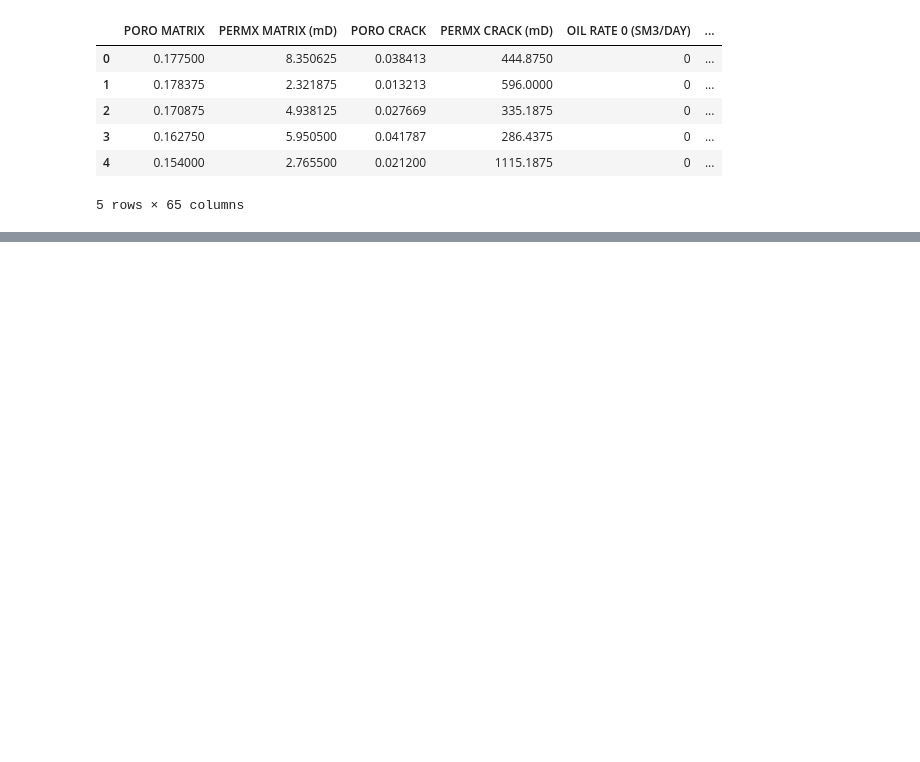
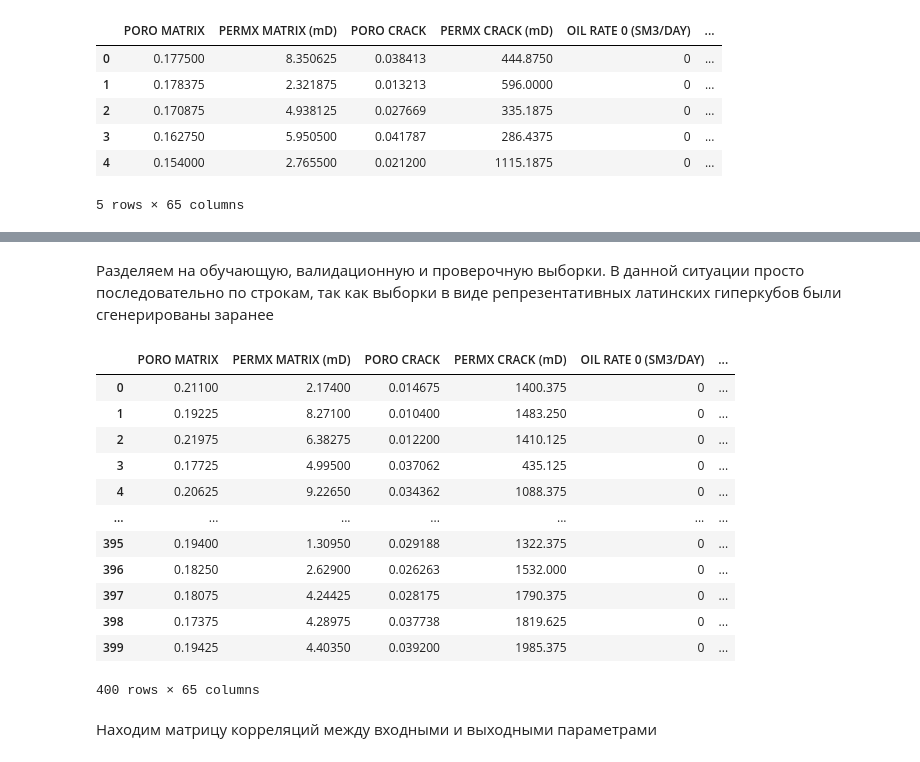
Before and after one commit to mualal/ml-experiments, a Jupyter notebook: reservoir_exploration.ipynb, the cells around one changed output, grey strips where cells are left out. Drawn from its saved outputs; the diff is of its cells as text; code cells hidden in the pictures; blank space fills up the shorter version.

```diff
--- a/reservoir_exploration.ipynb
+++ b/reservoir_exploration.ipynb
@@ -36,0 +96,21 @@ data3.head()
+# %% [markdown]
+Разделяем на обучающую, валидационную и проверочную выборки. В данной ситуации просто последовательно по строкам, так как выборки в виде репрезентативных латинских гиперкубов были сгенерированы заранее
+# %%
+data1_train, data1_valid, data1_test = data1[:400], data1[400:500], data1[500:]
+data1_train
+# %% [output]
+|  | PORO MATRIX | PERMX MATRIX (mD) | PORO CRACK | PERMX CRACK (mD) | OIL RATE 0 (SM3/DAY) | ... |
+| 0 | 0.21100 | 2.17400 | 0.014675 | 1400.375 | 0 | ... |
+| 1 | 0.19225 | 8.27100 | 0.010400 | 1483.250 | 0 | ... |
+| 2 | 0.21975 | 6.38275 | 0.012200 | 1410.125 | 0 | ... |
+| 3 | 0.17725 | 4.99500 | 0.037062 | 435.125 | 0 | ... |
+| 4 | 0.20625 | 9.22650 | 0.034362 | 1088.375 | 0 | ... |
+| ... | ... | ... | ... | ... | ... | ... |
+| 395 | 0.19400 | 1.30950 | 0.029188 | 1322.375 | 0 | ... |
+| 396 | 0.18250 | 2.62900 | 0.026263 | 1532.000 | 0 | ... |
+| 397 | 0.18075 | 4.24425 | 0.028175 | 1790.375 | 0 | ... |
+| 398 | 0.17375 | 4.28975 | 0.037738 | 1819.625 | 0 | ... |
+| 399 | 0.19425 | 4.40350 | 0.039200 | 1985.375 | 0 | ... |
+400 rows × 65 columns
+# %% [markdown]
+Находим матрицу корреляций между входными и выходными параметрами
```
Also changed, not shown: parts of 27 cells of this notebook.
